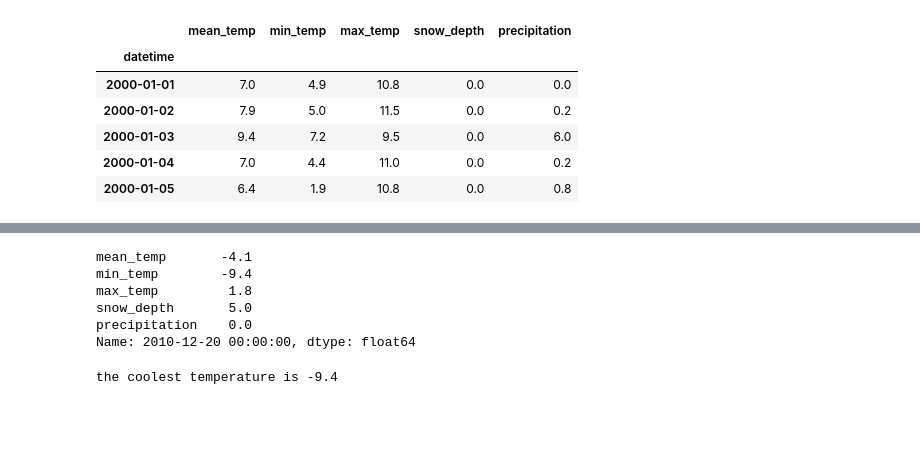
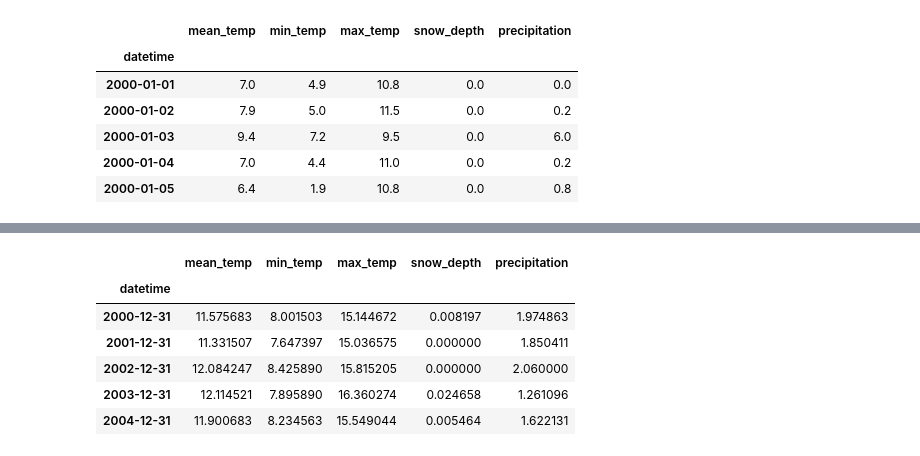
Before and after one commit to elleniayele/preparing-time-series, a Jupyter notebook: Untitled (4).ipynb, the cells around one changed output, grey strips where cells are left out. Saved outputs shown, nothing was run; the diff lists cells and outputs as text; code cells hidden in the pictures; blank space fills up the shorter version.

```diff
--- a/Untitled (4).ipynb
+++ b/Untitled (4).ipynb
@@ -177,6 +177,3 @@ ts_D.head(10)
 | 2000-01-08 | 7.4 | 5.7 | 7.2 | 0.0 | 0.0 |
 | 2000-01-09 | 3.2 | -0.7 | 7.8 | 0.0 | 0.2 |
 | 2000-01-10 | 2.2 | -3.3 | 10.2 | 0.0 | 0.0 |
-# %%
-ts=df['mean_temp'].copy()
-ts
@@ -305,3 +342,0 @@ ts_M=df['precipitation'].copy()
-# %%
-ts=ts_M.loc['2000':'2010']
-ts.head()
@@ -434,15 +362,13 @@ the year with minimum temperature of year 2000:2020 is 2010-12-20 00:00:00
-# %%
-ts.loc[min_date]
-# %% [output]
-mean_temp       -4.1
-min_temp        -9.4
-max_temp         1.8
-snow_depth       5.0
-precipitation    0.0
-Name: 2010-12-20 00:00:00, dtype: float64
-# %%
-str_date = ts.loc[min_date]
-str_date
-print(f"the coolest temperature is {-9.4}")
-# %% [output]
-the coolest temperature is -9.4
+# %%
+ts_max= ts.resample("Y").mean()
+#ts_max= ts_M.resample("Y").mean()
+ts_max.name= 'Resampled'
+ts_max.head()
+# %% [output]
+|  | mean_temp | min_temp | max_temp | snow_depth | precipitation |
+| datetime |  |  |  |  |  |
+| 2000-12-31 | 11.575683 | 8.001503 | 15.144672 | 0.008197 | 1.974863 |
+| 2001-12-31 | 11.331507 | 7.647397 | 15.036575 | 0.000000 | 1.850411 |
+| 2002-12-31 | 12.084247 | 8.425890 | 15.815205 | 0.000000 | 2.060000 |
+| 2003-12-31 | 12.114521 | 7.895890 | 16.360274 | 0.024658 | 1.261096 |
+| 2004-12-31 | 11.900683 | 8.234563 | 15.549044 | 0.005464 | 1.622131 |
```
Also changed, not shown: parts of 40 cells of this notebook.
